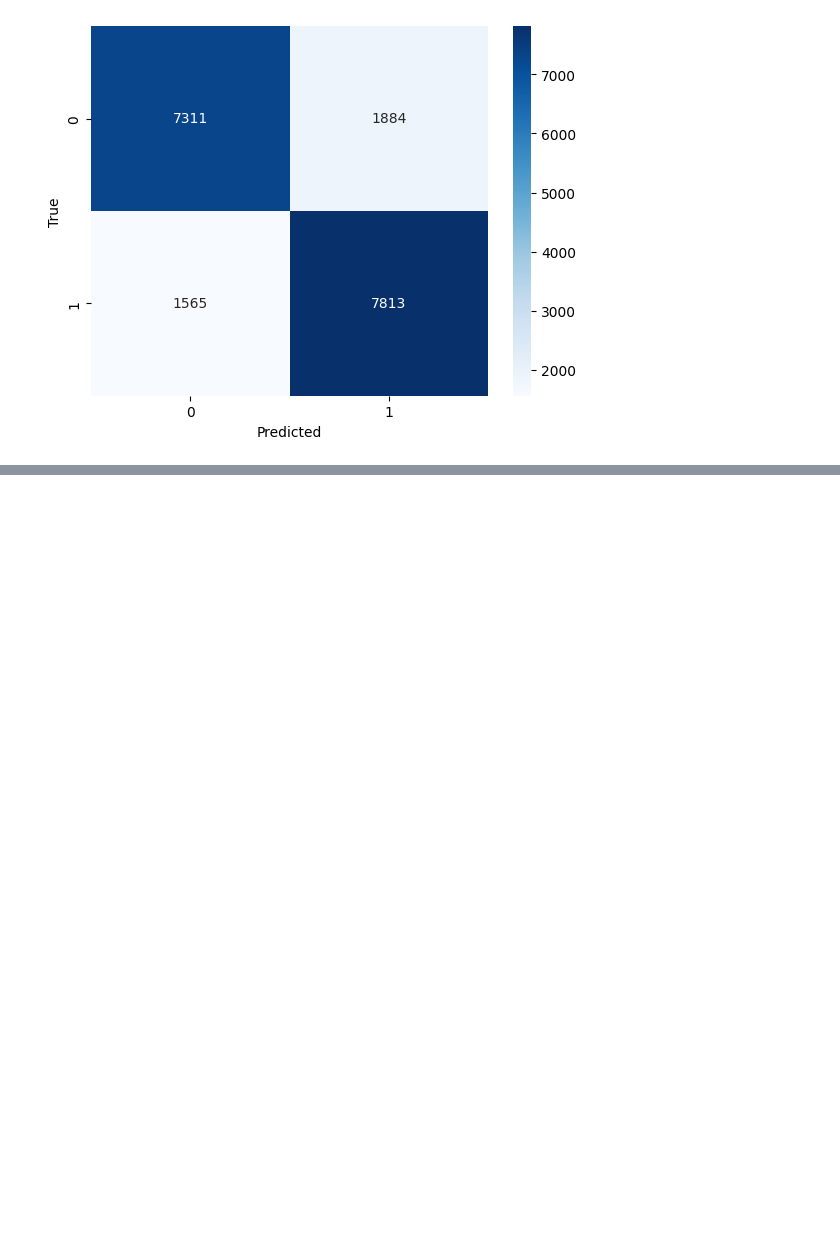
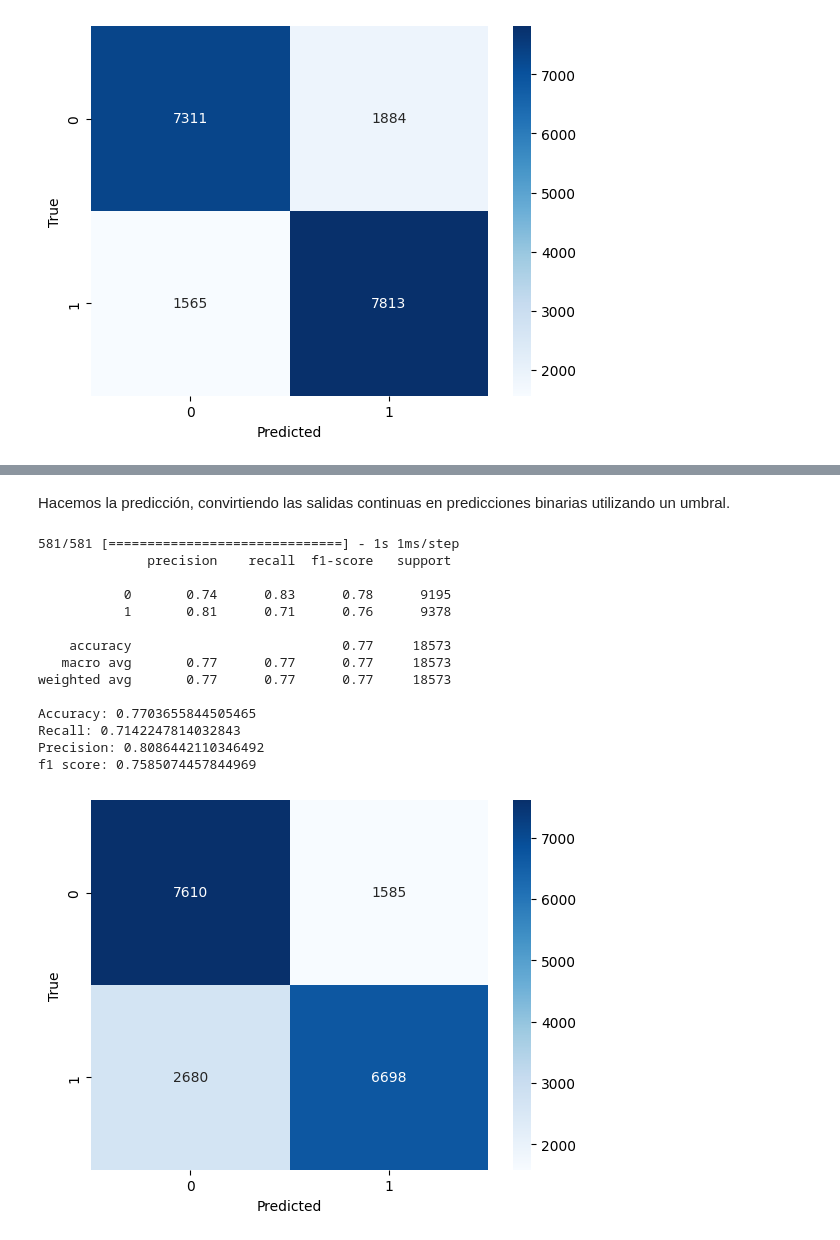
Before and after one commit to mrinkspot/Data-Science-and-Machine-Learning-Projects, a Jupyter notebook: 7506R_TP1_GRUPO20_CHP4_ENTREGA_N1.ipynb, the cells around one changed output, grey strips where cells are left out. Drawn from its saved outputs; the diff is of its cells as text; code cells hidden in the pictures; blank space fills up the shorter version.

```diff
--- a/7506R_TP1_GRUPO20_CHP4_ENTREGA_N1.ipynb
+++ b/7506R_TP1_GRUPO20_CHP4_ENTREGA_N1.ipynb
@@ -485,0 +490,5 @@ f1 score: 0.8191874180865006
+# %%
+modelo_rn_5= keras.Sequential([
+    keras.layers.Dense(1,input_shape=(d_in,), activation='sigmoid',kernel_initializer='uniform')])
+
+modelo_rn_5.summary()
@@ -485,0 +509,6 @@ f1 score: 0.8191874180865006
+# %%
+modelo_rn_5.compile(
+  optimizer=keras.optimizers.SGD(learning_rate=0.01,momentum = 0.7, nesterov = True),
+  loss='binary_crossentropy',
+  metrics=[get_f1],
+)
@@ -485,0 +517,2 @@ f1 score: 0.8191874180865006
+# %%
+modelo_rn_5.fit(x_train_norm, y_train, batch_size=32, epochs=12, validation_data=(x_test_norm, y_test))
@@ -485,0 +538,22 @@ f1 score: 0.8191874180865006
+# %% [markdown]
+Hacemos la predicción, convirtiendo las salidas continuas en predicciones binarias utilizando un umbral.
+# %%
+y_pred_norm = modelo_rn_5.predict(x_test_norm)
+y_pred = np.where(y_pred_norm > 0.5, 1, 0)
+mostrar_metricas(y_test, y_pred)
+# %% [output]
+581/581 [==============================] - 1s 1ms/step
+              precision    recall  f1-score   support
+
+           0       0.74      0.83      0.78      9195
+           1       0.81      0.71      0.76      9378
+
+    accuracy                           0.77     18573
+   macro avg       0.77      0.77      0.77     18573
+weighted avg       0.77      0.77      0.77     18573
+
+Accuracy: 0.7703655844505465
+Recall: 0.7142247814032843
+Precision: 0.8086442110346492
+f1 score: 0.7585074457844969
+[figure, added]
```
Also changed, not shown: parts of 6 cells of this notebook, 1 other file.
